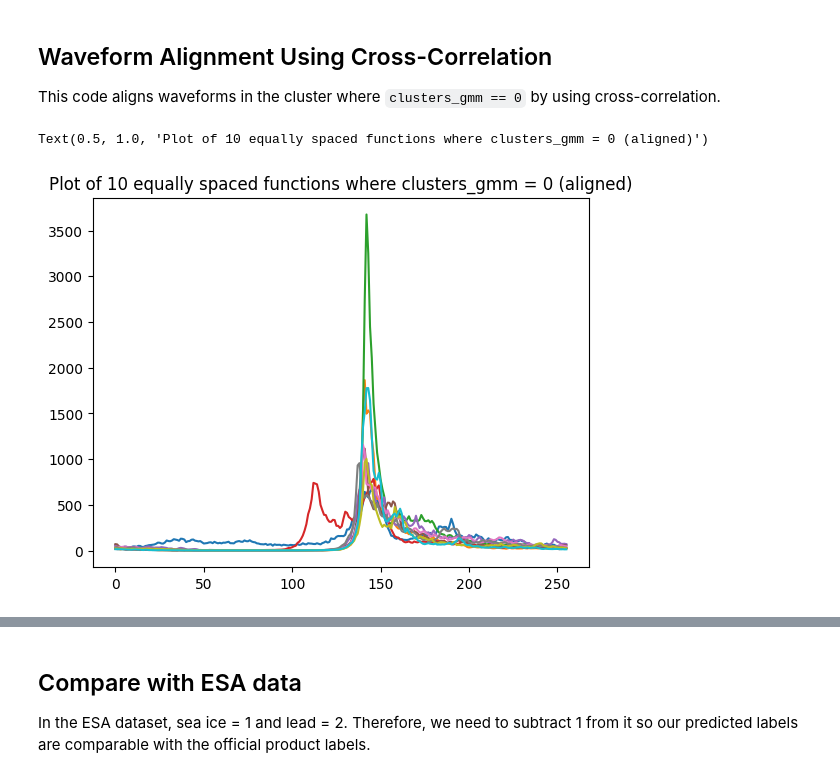
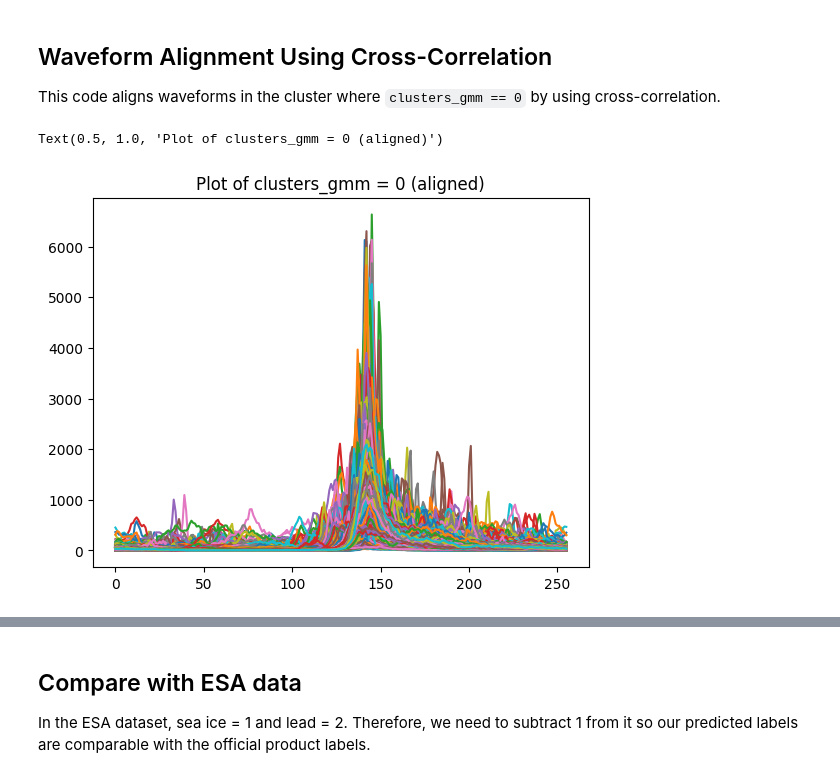
Before and after one commit to felfrom/GEOL0069, a Jupyter notebook: Chapter1_Unsupervised_Learning_Methods.ipynb, the cells around one changed output, grey strips where cells are left out. Drawn from its saved outputs; the diff is of its cells as text; code cells hidden in the pictures.

```diff
--- a/Chapter1_Unsupervised_Learning_Methods.ipynb
+++ b/Chapter1_Unsupervised_Learning_Methods.ipynb
@@ -611,22 +663,22 @@ This code aligns waveforms in the cluster where `clusters_gmm == 0` by using cro
 # %%
 from scipy.signal import correlate
 
 # Find the reference point (e.g., the peak)
 reference_point_index = np.argmax(np.mean(waves_cleaned[clusters_gmm==0], axis=0))
 
 # Calculate cross-correlation with the reference point
-aligned_waves = []
-for wave in waves_cleaned[clusters_gmm==0][::len(waves_cleaned[clusters_gmm == 0]) // 10]:
+aligned_waves0 = []
+for wave in waves_cleaned[clusters_gmm==0]:
     correlation = correlate(wave, waves_cleaned[clusters_gmm==0][0])
     shift = len(wave) - np.argmax(correlation)
     aligned_wave = np.roll(wave, shift)
-    aligned_waves.append(aligned_wave)
+    aligned_waves0.append(aligned_wave)
 
 # Plot aligned waves
-for aligned_wave in aligned_waves:
+for aligned_wave in aligned_waves0:
     plt.plot(aligned_wave)
 
-plt.title('Plot of 10 equally spaced functions where clusters_gmm = 0 (aligned)')
+plt.title('Plot of clusters_gmm = 0 (aligned)')
 # %% [output]
-Text(0.5, 1.0, 'Plot of 10 equally spaced functions where clusters_gmm = 0 (aligned)')
+Text(0.5, 1.0, 'Plot of clusters_gmm = 0 (aligned)')
-[figure, old version]
+[figure, new version]
```
Also changed, not shown: parts of 18 cells of this notebook.
